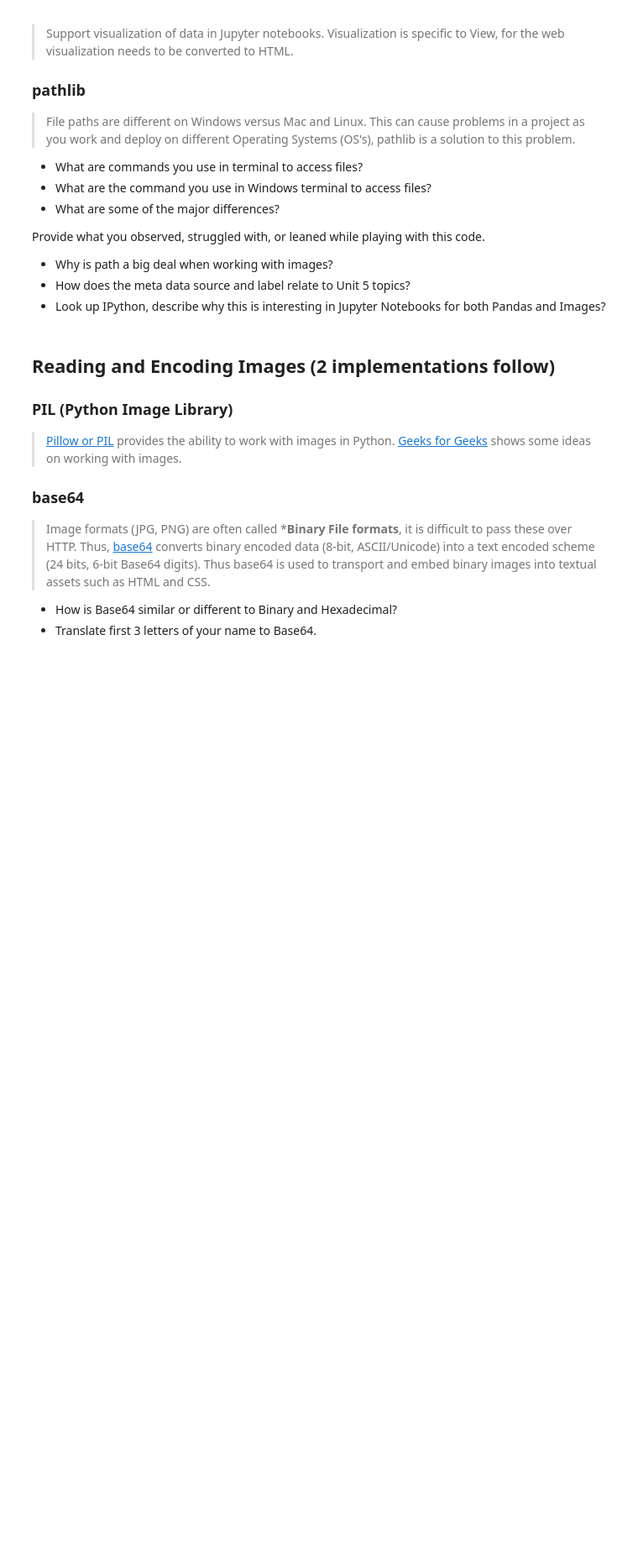
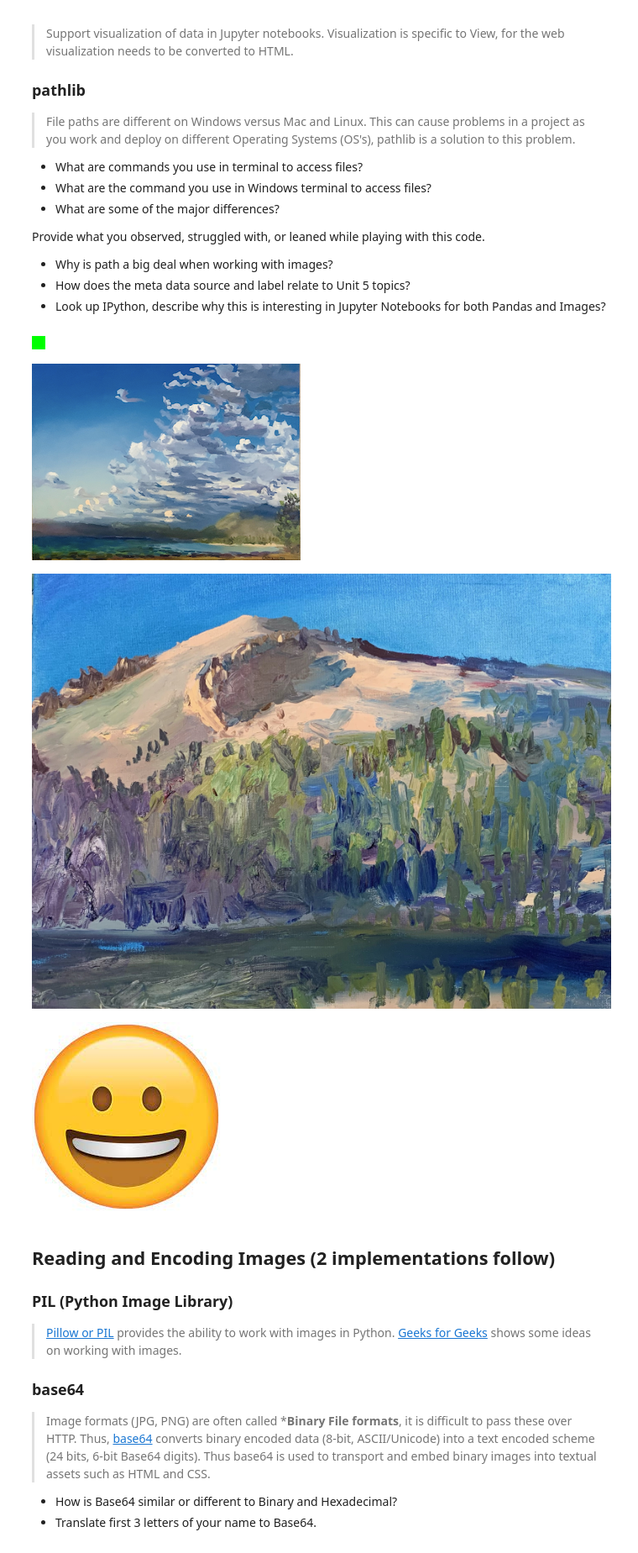
Before and after one commit to nVarap/blog, a Jupyter notebook: _notebooks/2023-03-07-AP-unit2-2.ipynb, the cells around one changed output. Shown at 84% size. Drawn from its saved outputs; the diff is of its cells as text; code cells hidden in the pictures; blank space fills up the shorter version.

```diff
--- a/_notebooks/2023-03-07-AP-unit2-2.ipynb
+++ b/_notebooks/2023-03-07-AP-unit2-2.ipynb
@@ -44,34 +48,40 @@ Provide what you observed, struggled with, or leaned while playing with this cod
 # %%
 
 from IPython.display import Image, display
 from pathlib import Path  # https://medium.com/@ageitgey/python-3-quick-tip-the-easy-way-to-deal-with-file-paths-on-windows-mac-and-linux-11a072b58d5f
 
 # prepares a series of images
 def image_data(path=Path("images/"), images=None):  # path of static images is defaulted
     if images is None:  # default image
         images = [
             {'source': "Peter Carolin", 'label': "Clouds Impression", 'file': "clouds-impression.png"},
-            {'source': "Peter Carolin", 'label': "Lassen Volcano", 'file': "lassen-volcano.jpg"}
+            {'source': "Peter Carolin", 'label': "Lassen Volcano", 'file': "lassen-volcano.jpg"},
+            {'source': "Amongus", 'label':  "This world", 'file': "sadge.jpeg"}
         ]
     for image in images:
         # File to open
         image['filename'] = path / image['file']  # file with path
     return images
 
 def image_display(images):
     for image in images:
         display(Image(filename=image['filename']))
 
 
 # Run this as standalone tester to see sample data printed in Jupyter terminal
 if __name__ == "__main__":
     # print parameter supplied image
     green_square = image_data(images=[{'source': "Internet", 'label': "Green Square", 'file': "green-square-16.png"}])
     image_display(green_square)
 
     # display default images from image_data()
     default_images = image_data()
     image_display(default_images)
+# %% [output]
+[figure, added]
+[figure, added]
+[figure, added]
+[figure, added]
 # %% [markdown]
 ## Reading and Encoding Images (2 implementations follow)
 
```
Also changed, not shown: parts of 4 cells of this notebook, 4 other files.
